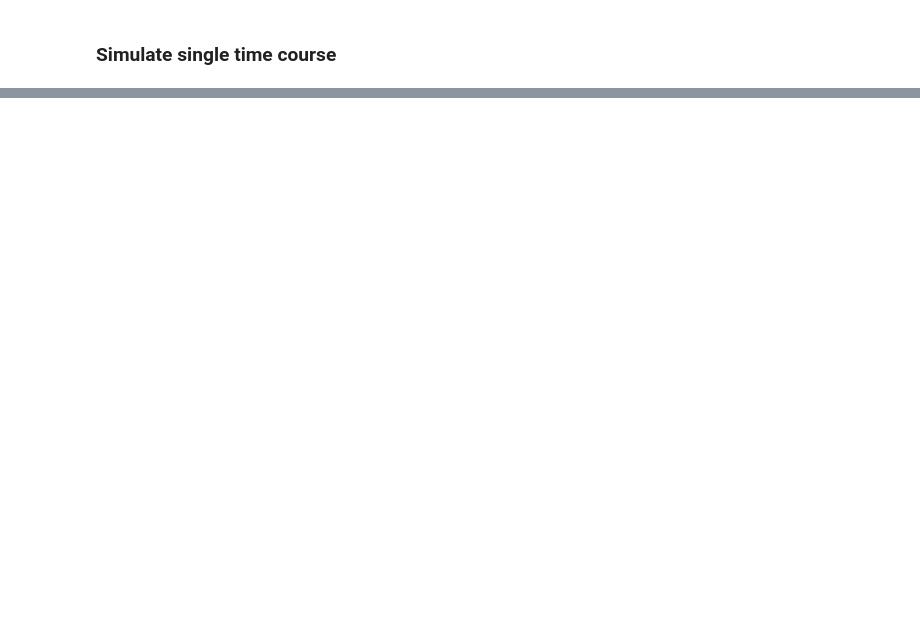
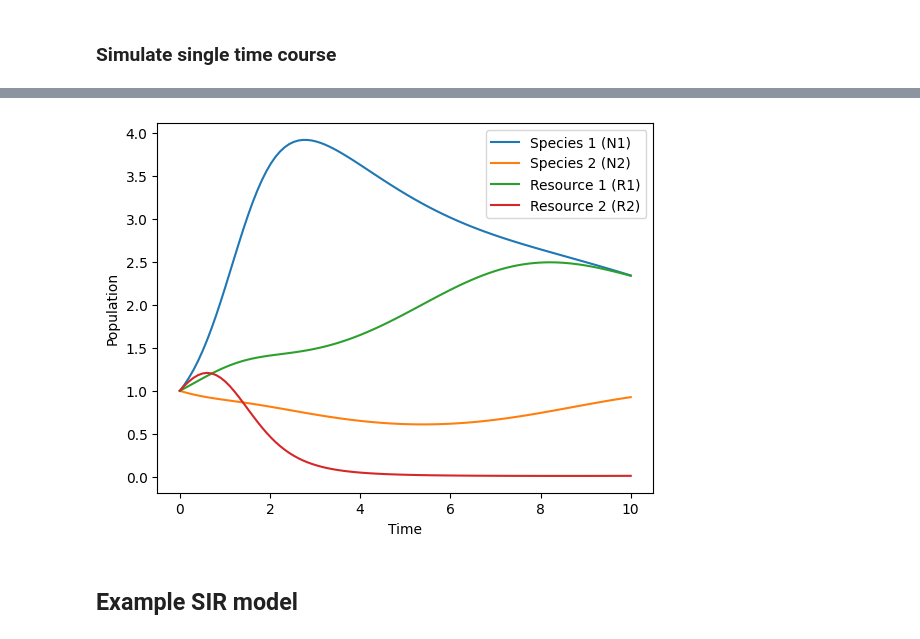
Before and after one commit to ucl-cssb/MIMIC, a Jupyter notebook: examples/CRM/examples-sim-CRM.ipynb, the cells around one changed output, grey strips where cells are left out. Saved outputs shown, nothing was run; the diff lists cells and outputs as text; code cells hidden in the pictures; blank space fills up the shorter version.

```diff
--- a/examples/CRM/examples-sim-CRM.ipynb
+++ b/examples/CRM/examples-sim-CRM.ipynb
@@ -102,0 +374,65 @@ K: [7.15 7.41]
+# %%
+import numpy as np
+from scipy.integrate import odeint
+import matplotlib.pyplot as plt
+
+# Define the ODE function for CRM model
+def CRM(y, t, p):
+    # Unpack parameters from the vector p
+    tau = p[:2]  # Species time scales (2 values)
+    w = p[2:4]   # Resource quality (2 values)
+    c_flat = p[4:8]  # Flattened resource preferences (4 values)
+    c = c_flat.reshape((2, 2))  # Reshape to 2x2 matrix
+    m = p[8:10]  # Mortality rates (2 values)
+    r = p[10:12]  # Resource time scales (2 values)
+    K = p[12:14]  # Resource carrying capacities (2 values)
+
+    # Separate species (N) and resources (R)
+    N = y[:2]  # Species populations (2 elements)
+    R = y[2:]  # Resource availability (2 elements)
+
+    # Define the ODEs
+    dN = (N / tau) * (np.dot(c, w * R) - m)  # Species growth equation
+    dR = (1 / (r * K)) * (K - R) * R - np.dot(N, c) * R  # Resource consumption
+
+    # Return the concatenated derivatives
+    return np.concatenate([dN, dR])
+
+# Set initial conditions and parameters
+num_species = 2
+num_resources = 2
+
+# Define model parameters (totals for species and resources)
+tau = np.random.uniform(0.1, 1.0, num_species)  # Species time scales (2 values)
+w = np.random.uniform(0.1, 1.0, num_resources)  # Resource quality (2 values)
+c = np.random.uniform(0.1, 1.0, (num_species, num_resources))  # Resource preferences (2x2 matrix)
+c_flat = c.ravel()  # Flatten the matrix for PyMC input
+m = np.random.uniform(0.1, 1.0, num_species)  # Mortality rates (2 values)
+r = np.random.uniform(0.1, 1.0, num_resources)  # Resource time scales (2 values)
+K = np.random.uniform(1.0, 10.0, num_resources)  # Resource carrying capacities (2 values)
+
+# Store parameters in a single vector (flattened for PyMC input)
+params = np.concatenate([tau, w, c_flat, m, r, K])
+
+# Set initial conditions (initial populations of species and resources)
+y0 = np.concatenate([np.ones(num_species), np.ones(num_resources)])  # Initial species and resource populations
+
+# Time points for integration
+times = np.linspace(0, 10, 100)
+
+# Solve the ODE using odeint
+solution = odeint(CRM, y0=y0, t=times, args=(params,))
+
+# Plot the solution
+plt.plot(times, solution[:, 0], label='Species 1 (N1)')
+plt.plot(times, solution[:, 1], label='Species 2 (N2)')
+plt.plot(times, solution[:, 2], label='Resource 1 (R1)')
+plt.plot(times, solution[:, 3], label='Resource 2 (R2)')
+plt.legend()
+plt.xlabel('Time')
+plt.ylabel('Population')
+plt.show()
+# %% [output]
+[figure, added]
+# %% [markdown]
+## Example SIR model
```
Also changed, not shown: parts of 9 cells of this notebook, 2 other files.
